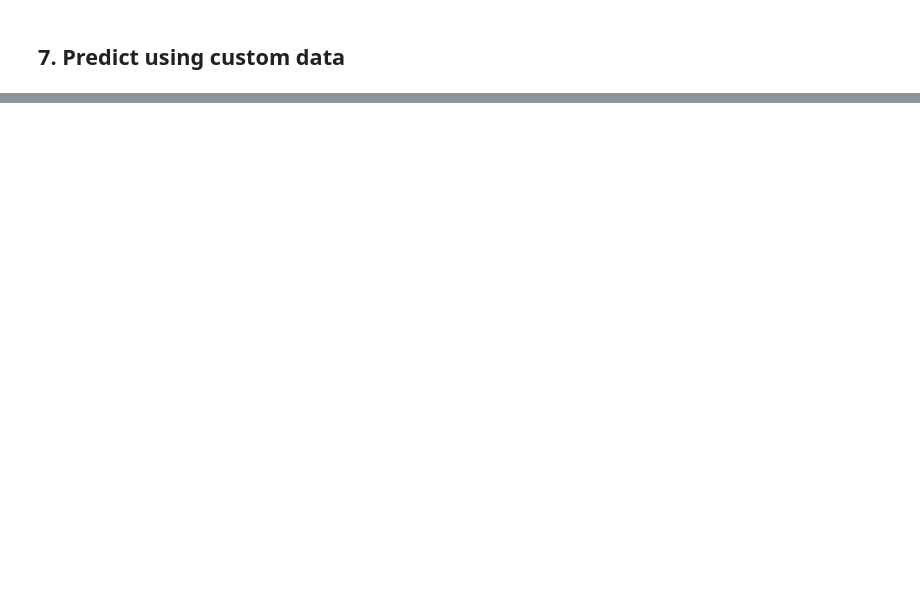
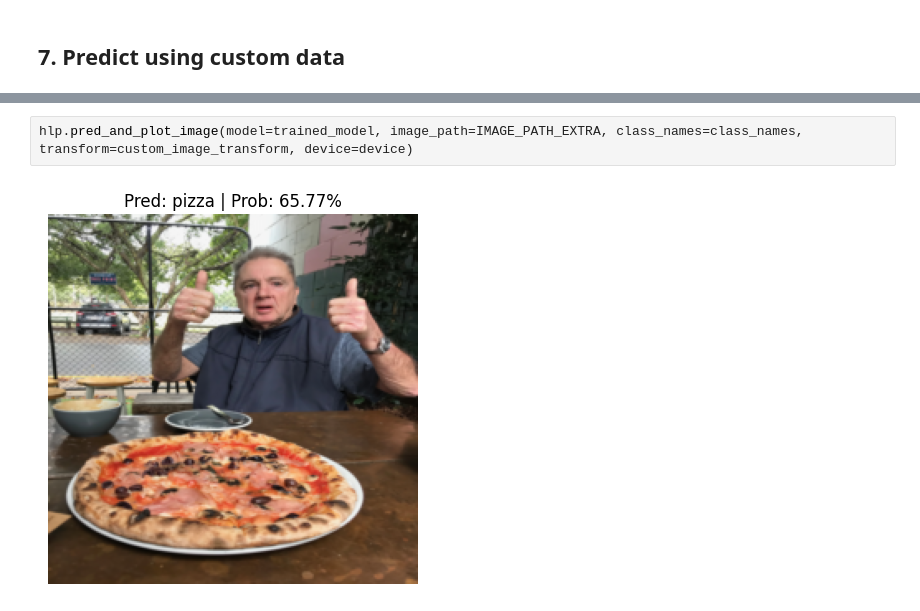
Before and after one commit to YehiaEhab16/PyTorch-Deep-Learning, a Jupyter notebook: train.ipynb, the cells around one changed output, grey strips where cells are left out. Saved outputs shown, nothing was run; the diff lists cells and outputs as text; blank space fills up the shorter version.

```diff
--- a/train.ipynb
+++ b/train.ipynb
@@ -187,0 +308,4 @@ hlp.pred_and_plot_image(model=simple_model, image_path=IMAGE_PATH_EXTRA, class_n
+# %%
+hlp.pred_and_plot_image(model=trained_model, image_path=IMAGE_PATH_EXTRA, class_names=class_names, transform=custom_image_transform, device=device)
+# %% [output]
+[figure, added]
```
Also changed, not shown: parts of 16 cells of this notebook, 3 other files.
